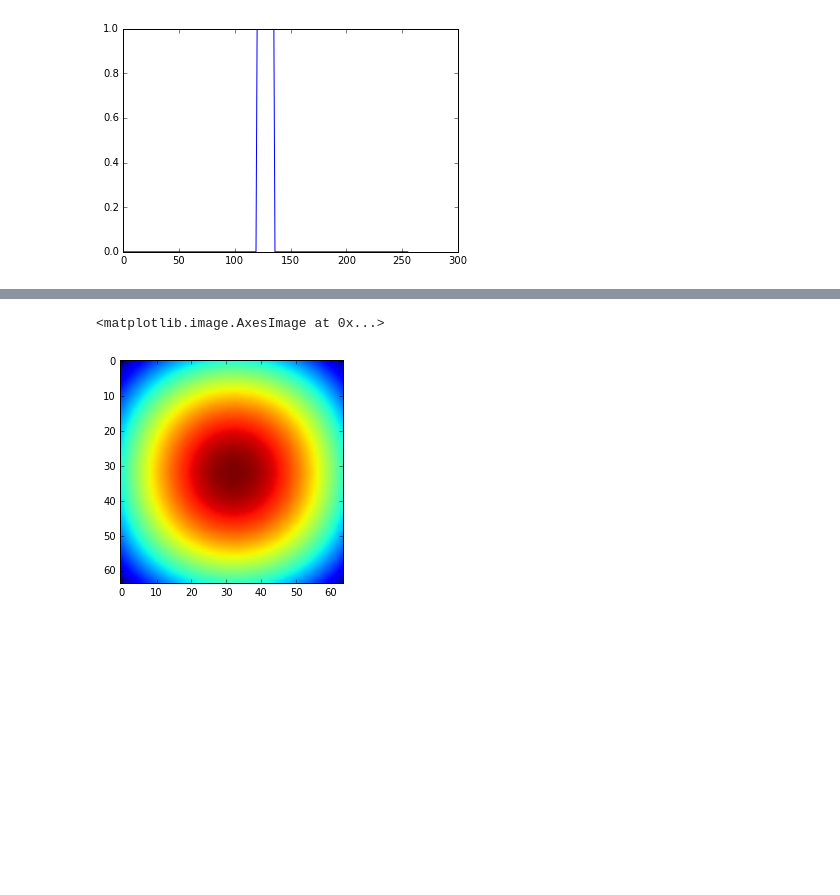
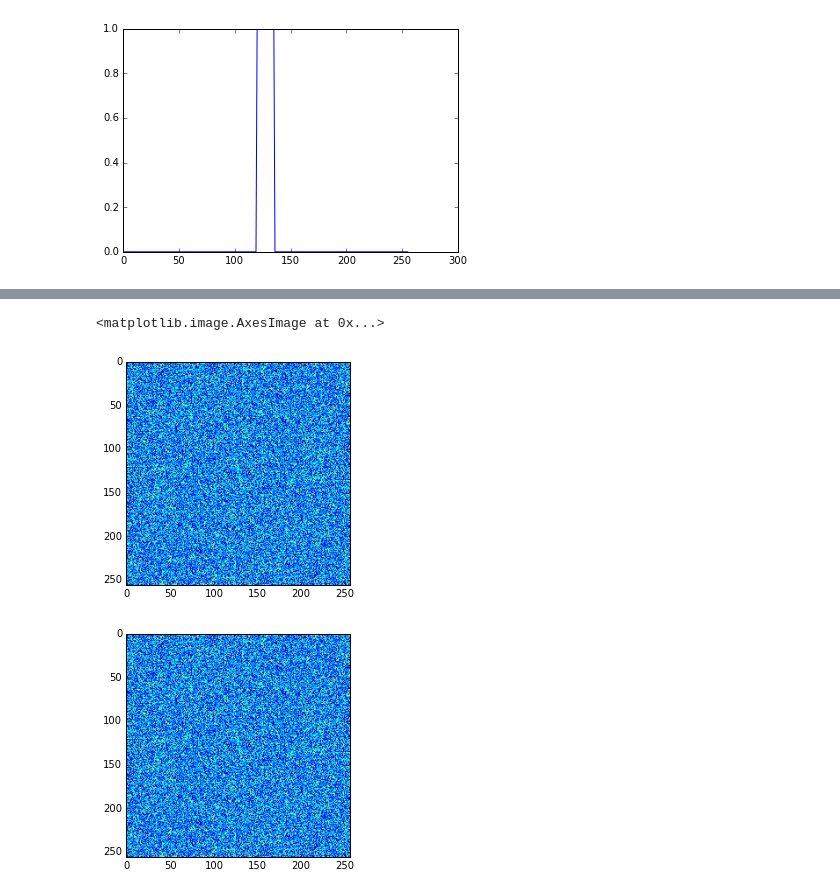
Before and after one commit to thejonaslab/pychirpz, a Jupyter notebook: chirp-z transform.ipynb, the cells around one changed output, grey strips where cells are left out. Drawn from its saved outputs; the diff is of its cells as text; code cells hidden in the pictures; blank space fills up the shorter version.

```diff
--- a/chirp-z transform.ipynb
+++ b/chirp-z transform.ipynb
@@ -120,9 +123,9 @@ pylab.imshow(np.abs(X2d))
 # %%
-M = 64
-phi_0 = 1.0/1024.0
+M = 256
+phi_0 = 1.0/N
 W = np.exp(-1.0j * 2.0*np.pi * phi_0)
 
-A = np.exp(-1j * np.pi/16)
+A = np.exp(-1j * 0 )
 
 out = np.zeros((N, M), dtype=np.complex128)
 for i in range(N):
@@ -144,6 +161,7 @@ pylab.imshow(np.abs(out2d))
 # %%
 # now try ourselves a chirp-z transform
-
+import pychirpz
+reload(pychirpz)
 def chirpz2d(x, M, A, W):
     """
     chirp z transform per Rabiner derivation pp1256
@@ -159,32 +177,44 @@ def chirpz2d(x, M, A, W):
     ms = np.arange(M)
 
     yn_scale =  A**(-ns) * W**((ns**2.0)/2.0)
 
     yn[:N, :N] = x * np.outer(yn_scale, yn_scale)
 
     Yr = np.fft.fft2(yn)
 
     vn = np.zeros(L, dtype=np.complex128)
     for n in range(M-1):
         vn[n] = W**((-n**2.0)/2.0)
 
     for n in range(L-N+1, L):
         vn[n] = W**(-((L-n)**2.0)/2.0)
 
     Vr = np.fft.fft2(np.outer(vn, vn))
 
     Gr = Yr * Vr
 
     gk = np.fft.ifft2(Gr)
 
 
     Xk = W**((ms**2.0)/2.0)
 
     return gk[:M, :M] * np.outer(Xk, Xk)
 
-out2d = chirpz2d(x2d, M, A, W)
+# 2d attempts
+N = 256
+c = 128
+x2d = np.random.normal(0, 1, (N, N))
+width = 120
+#x2d[c-width:c+width, c-width:c+width] = np.random.normal(0, 1, (width*2, width*2))
+
+X2d = np.fft.fft2(x2d)
+pylab.imshow(np.abs(X2d))
+
+
+out2d = pychirpz.fchirpz2d(x2d, M, A, W)
 pylab.figure()
 pylab.imshow(np.abs(out2d))
 # %% [output]
 <matplotlib.image.AxesImage at 0x...>
-[figure, old version]
+[figure, new version]
+[figure, added]
```
Also changed, not shown: parts of 9 cells of this notebook, 2 other files.
